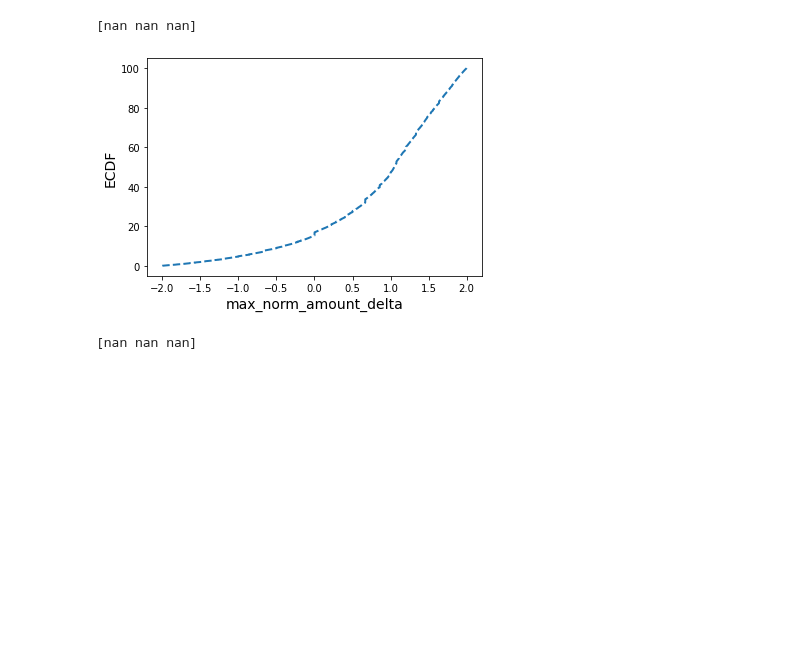
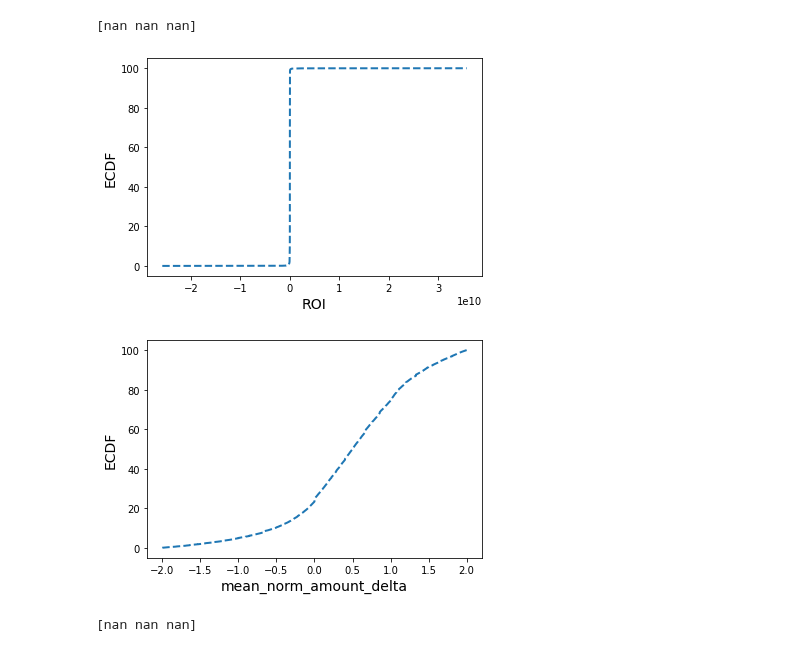
Before and after one commit to StardustLID/TEMG4952A-TEAM-5, a Jupyter notebook: Week3_Onwards/Data_Preprocessing_and_Plots.ipynb, the cells around one changed output. Saved outputs shown, nothing was run; the diff lists cells and outputs as text; code cells hidden in the pictures; blank space fills up the shorter version.

```diff
--- a/Week3_Onwards/Data_Preprocessing_and_Plots.ipynb
+++ b/Week3_Onwards/Data_Preprocessing_and_Plots.ipynb
@@ -360,17 +362,28 @@ plt.show()
 print(np.percentile(roi_df['mean_norm_amount_delta'], [68, 95, 99.7]))
 # %% [output]
 [nan nan nan]
+# %%
+# Generate x and y values for ECDF: x, y
+x, y = dcst.ecdf(df['roi'])
+# Plot the ECDF as dots
+_ = plt.plot(x, y*100, linestyle='--', lw = 2)
+# Label axes and show plot
+_ = plt.xlabel('ROI', size = 14)
+_ = plt.ylabel('ECDF', size = 14)
+plt.show()
+# %% [output]
+[figure, added]
 # %%
 # Generate x and y values for ECDF: x, y
-x, y = dcst.ecdf(roi_df['max_norm_amount_delta'])
+x, y = dcst.ecdf(roi_df['mean_norm_amount_delta'])
 # Plot the ECDF as dots
 _ = plt.plot(x, y*100, linestyle='--', lw = 2)
 # Label axes and show plot
-_ = plt.xlabel('max_norm_amount_delta', size = 14)
+_ = plt.xlabel('mean_norm_amount_delta', size = 14)
 _ = plt.ylabel('ECDF', size = 14)
 plt.show()
 # %% [output]
-[figure, old version]
+[figure, new version]
 # %%
 print(np.percentile(roi_df['max_norm_amount_delta'], [68, 95, 99.7]))
 # %% [output]
```
Also changed, not shown: parts of 2 cells of this notebook.
